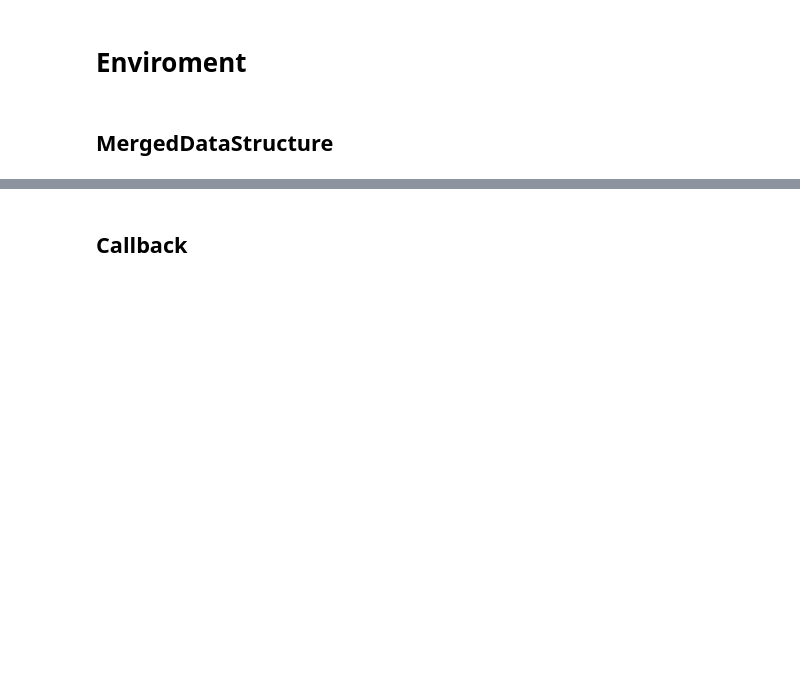
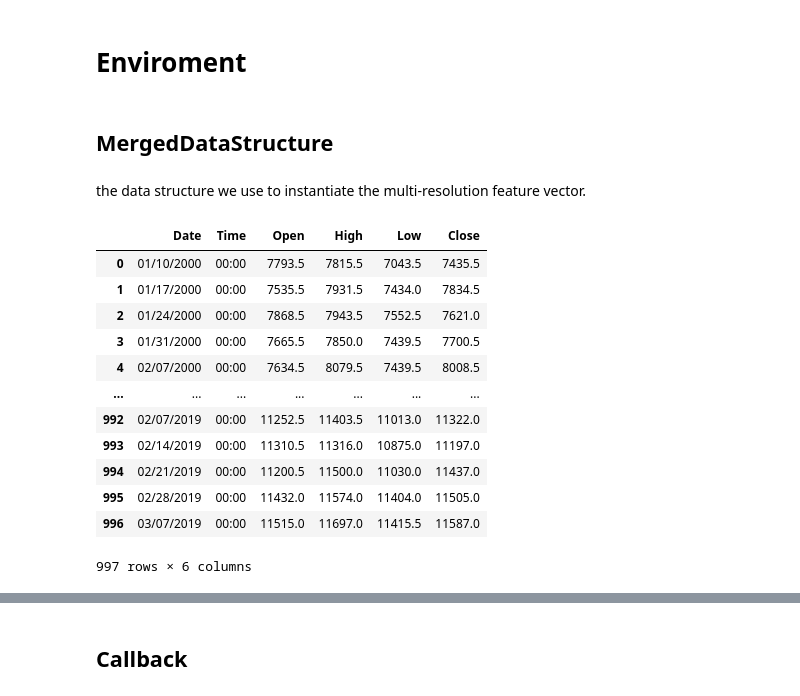
Before and after one commit to ali-rabiee/Portfolio-Formation, a Jupyter notebook: deep_q_trading.ipynb, the cells around one changed output, grey strips where cells are left out. Drawn from its saved outputs; the diff is of its cells as text; code cells hidden in the pictures; blank space fills up the shorter version.

```diff
--- a/deep_q_trading.ipynb
+++ b/deep_q_trading.ipynb
@@ -29,6 +29,8 @@ Mounted at /content/drive/
 # Enviroment
 # %% [markdown]
 ## MergedDataStructure
+# %% [markdown]
+the data structure we use to instantiate the multi-resolution feature vector.
 # %%
 '''
 MergedDataStructure.py
@@ -83,0 +88,17 @@ class MergedDataStructure():
+# %%
+df = pandas.read_csv("datasets/daxWeek.csv")
+df
+# %% [output]
+|  | Date | Time | Open | High | Low | Close |
+| 0 | 01/10/2000 | 00:00 | 7793.5 | 7815.5 | 7043.5 | 7435.5 |
+| 1 | 01/17/2000 | 00:00 | 7535.5 | 7931.5 | 7434.0 | 7834.5 |
+| 2 | 01/24/2000 | 00:00 | 7868.5 | 7943.5 | 7552.5 | 7621.0 |
+| 3 | 01/31/2000 | 00:00 | 7665.5 | 7850.0 | 7439.5 | 7700.5 |
+| 4 | 02/07/2000 | 00:00 | 7634.5 | 8079.5 | 7439.5 | 8008.5 |
+| ... | ... | ... | ... | ... | ... | ... |
+| 992 | 02/07/2019 | 00:00 | 11252.5 | 11403.5 | 11013.0 | 11322.0 |
+| 993 | 02/14/2019 | 00:00 | 11310.5 | 11316.0 | 10875.0 | 11197.0 |
+| 994 | 02/21/2019 | 00:00 | 11200.5 | 11500.0 | 11030.0 | 11437.0 |
+| 995 | 02/28/2019 | 00:00 | 11432.0 | 11574.0 | 11404.0 | 11505.0 |
+| 996 | 03/07/2019 | 00:00 | 11515.0 | 11697.0 | 11415.5 | 11587.0 |
+997 rows × 6 columns
```
Also changed, not shown: parts of 8 cells of this notebook.
